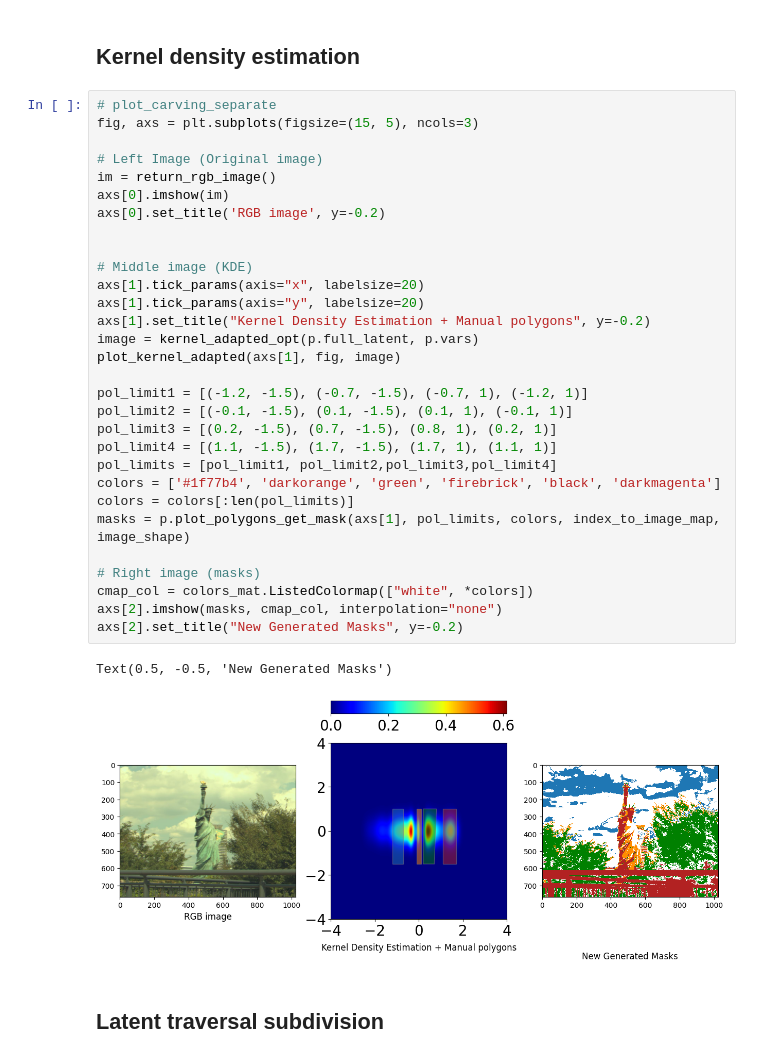
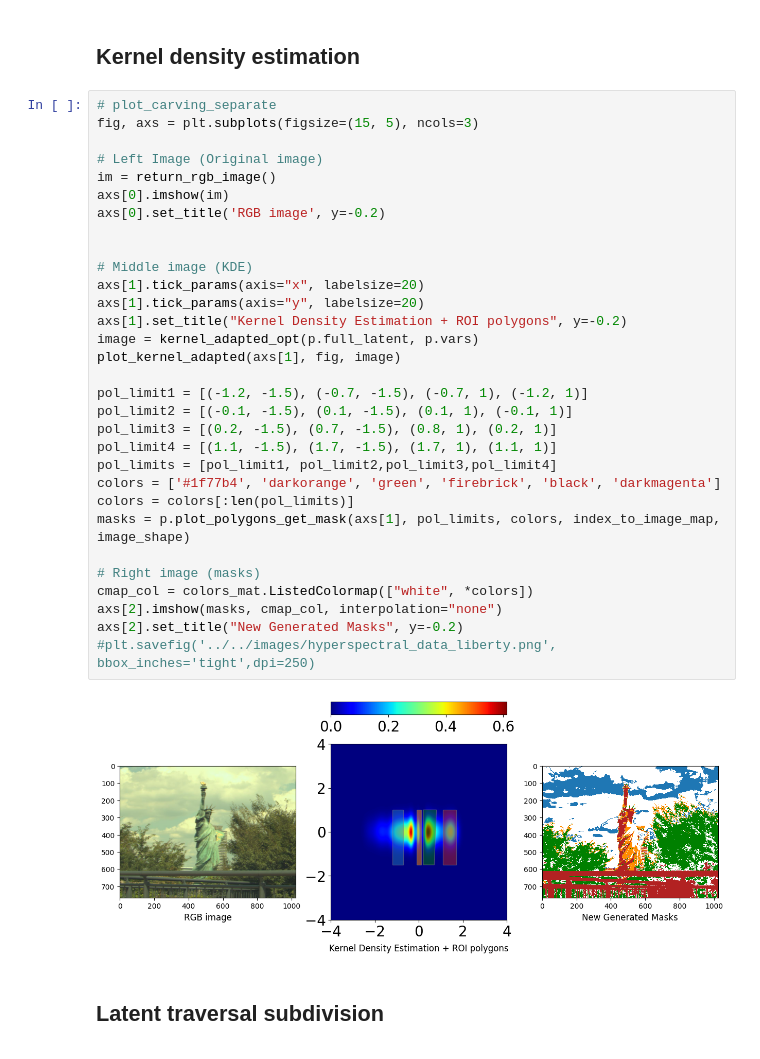
Before and after one commit to vandeplaslab/sisal, a Jupyter notebook: experiments/hyperspectral/salient_data.ipynb, the cells around one changed output. Cells and saved outputs as stored; diff of their text form.

```diff
--- a/experiments/hyperspectral/salient_data.ipynb
+++ b/experiments/hyperspectral/salient_data.ipynb
@@ -80,36 +80,36 @@ p.plot_latent_dim_with_var(mask_to_name, p=0.01)
 # %%
 # plot_carving_separate
 fig, axs = plt.subplots(figsize=(15, 5), ncols=3)
 
 # Left Image (Original image)
 im = return_rgb_image()
 axs[0].imshow(im)
 axs[0].set_title('RGB image', y=-0.2)
 
 
 # Middle image (KDE)
 axs[1].tick_params(axis="x", labelsize=20)
 axs[1].tick_params(axis="y", labelsize=20)
-axs[1].set_title("Kernel Density Estimation + Manual polygons", y=-0.2)
+axs[1].set_title("Kernel Density Estimation + ROI polygons", y=-0.2)
 image = kernel_adapted_opt(p.full_latent, p.vars)
 plot_kernel_adapted(axs[1], fig, image)
 
 pol_limit1 = [(-1.2, -1.5), (-0.7, -1.5), (-0.7, 1), (-1.2, 1)]
 pol_limit2 = [(-0.1, -1.5), (0.1, -1.5), (0.1, 1), (-0.1, 1)]
 pol_limit3 = [(0.2, -1.5), (0.7, -1.5), (0.8, 1), (0.2, 1)]
 pol_limit4 = [(1.1, -1.5), (1.7, -1.5), (1.7, 1), (1.1, 1)]
 pol_limits = [pol_limit1, pol_limit2,pol_limit3,pol_limit4]
 colors = ['#1f77b4', 'darkorange', 'green', 'firebrick', 'black', 'darkmagenta']
 colors = colors[:len(pol_limits)]
 masks = p.plot_polygons_get_mask(axs[1], pol_limits, colors, index_to_image_map, image_shape)
 
 # Right image (masks)
 cmap_col = colors_mat.ListedColormap(["white", *colors])
 axs[2].imshow(masks, cmap_col, interpolation="none")
 axs[2].set_title("New Generated Masks", y=-0.2)
+#plt.savefig('../../images/hyperspectral_data_liberty.png', bbox_inches='tight',dpi=250)
 # %% [output]
-Text(0.5, -0.5, 'New Generated Masks')
-[figure, old version]
+[figure, new version]
 # %% [markdown]
 ## Latent traversal subdivision
 # %%
```
Also changed, not shown: parts of 1 cell of this notebook, 2 other files.
